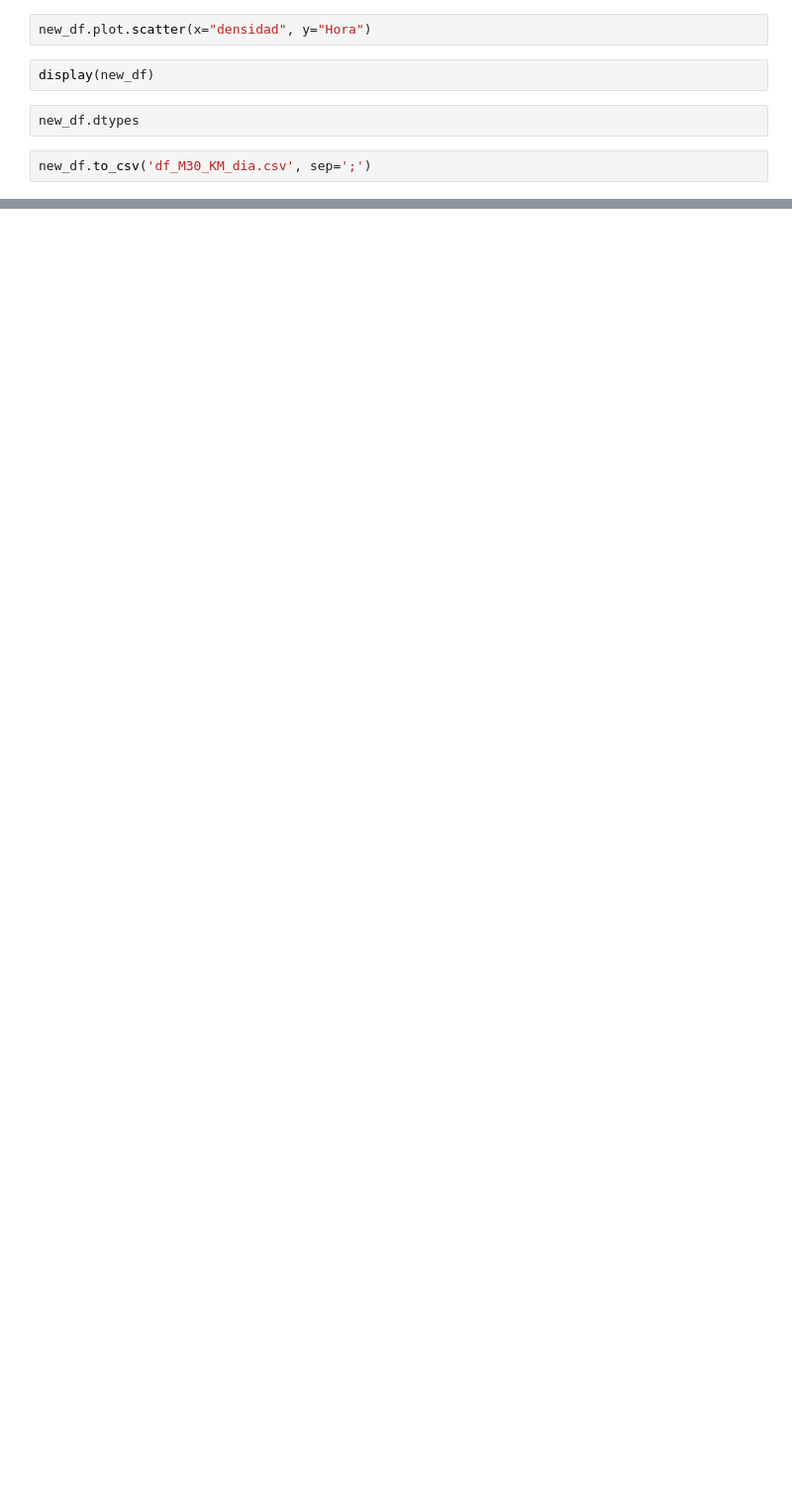
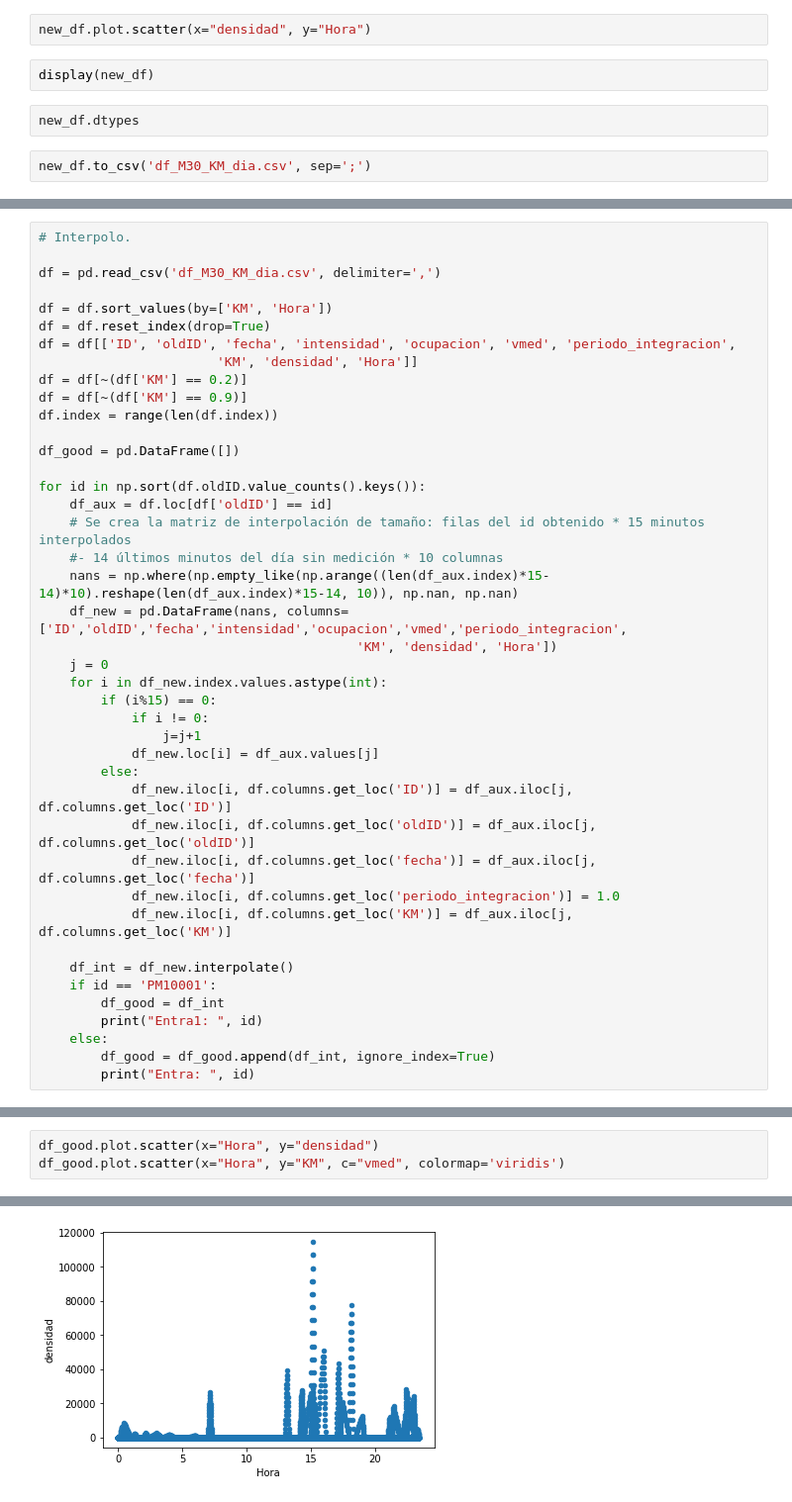
Before and after one commit to PabloMorenoVera/ITS, a Jupyter notebook: m_30_database.ipynb, the cells around one changed output, grey strips where cells are left out. Shown: that part at 99% size. Drawn from its saved outputs; the diff is of its cells as text; blank space fills up the shorter version.

```diff
--- a/m_30_database.ipynb
+++ b/m_30_database.ipynb
@@ -75,0 +117,42 @@ new_df.to_csv('df_M30_KM_dia.csv', sep=';')
+# %%
+# Interpolo.
+
+df = pd.read_csv('df_M30_KM_dia.csv', delimiter=',')
+
+df = df.sort_values(by=['KM', 'Hora'])
+df = df.reset_index(drop=True)
+df = df[['ID', 'oldID', 'fecha', 'intensidad', 'ocupacion', 'vmed', 'periodo_integracion',
+                       'KM', 'densidad', 'Hora']]
+df = df[~(df['KM'] == 0.2)]
+df = df[~(df['KM'] == 0.9)]
+df.index = range(len(df.index))
+
+df_good = pd.DataFrame([])
+
+for id in np.sort(df.oldID.value_counts().keys()):
+    df_aux = df.loc[df['oldID'] == id]
+    # Se crea la matriz de interpolación de tamaño: filas del id obtenido * 15 minutos interpolados
+    #- 14 últimos minutos del día sin medición * 10 columnas
+    nans = np.where(np.empty_like(np.arange((len(df_aux.index)*15-14)*10).reshape(len(df_aux.index)*15-14, 10)), np.nan, np.nan)
+    df_new = pd.DataFrame(nans, columns=['ID','oldID','fecha','intensidad','ocupacion','vmed','periodo_integracion',
+                                         'KM', 'densidad', 'Hora'])
+    j = 0
+    for i in df_new.index.values.astype(int):
+        if (i%15) == 0:
+            if i != 0:
+                j=j+1
+            df_new.loc[i] = df_aux.values[j]
+        else:
+            df_new.iloc[i, df.columns.get_loc('ID')] = df_aux.iloc[j, df.columns.get_loc('ID')]
+            df_new.iloc[i, df.columns.get_loc('oldID')] = df_aux.iloc[j, df.columns.get_loc('oldID')]
+            df_new.iloc[i, df.columns.get_loc('fecha')] = df_aux.iloc[j, df.columns.get_loc('fecha')]
+            df_new.iloc[i, df.columns.get_loc('periodo_integracion')] = 1.0
+            df_new.iloc[i, df.columns.get_loc('KM')] = df_aux.iloc[j, df.columns.get_loc('KM')]
+
+    df_int = df_new.interpolate()
+    if id == 'PM10001':
+        df_good = df_int
+        print("Entra1: ", id)
+    else:
+        df_good = df_good.append(df_int, ignore_index=True)
+        print("Entra: ", id)
@@ -75,0 +202,4 @@ new_df.to_csv('df_M30_KM_dia.csv', sep=';')
+# %%
+df_good.plot.scatter(x="Hora", y="densidad")
+df_good.plot.scatter(x="Hora", y="KM", c="vmed", colormap='viridis')
+# %% [output]
@@ -75,0 +207 @@ new_df.to_csv('df_M30_KM_dia.csv', sep=';')
+[figure, added]
```
Also changed, not shown: parts of 19 cells of this notebook, 5 other files.
